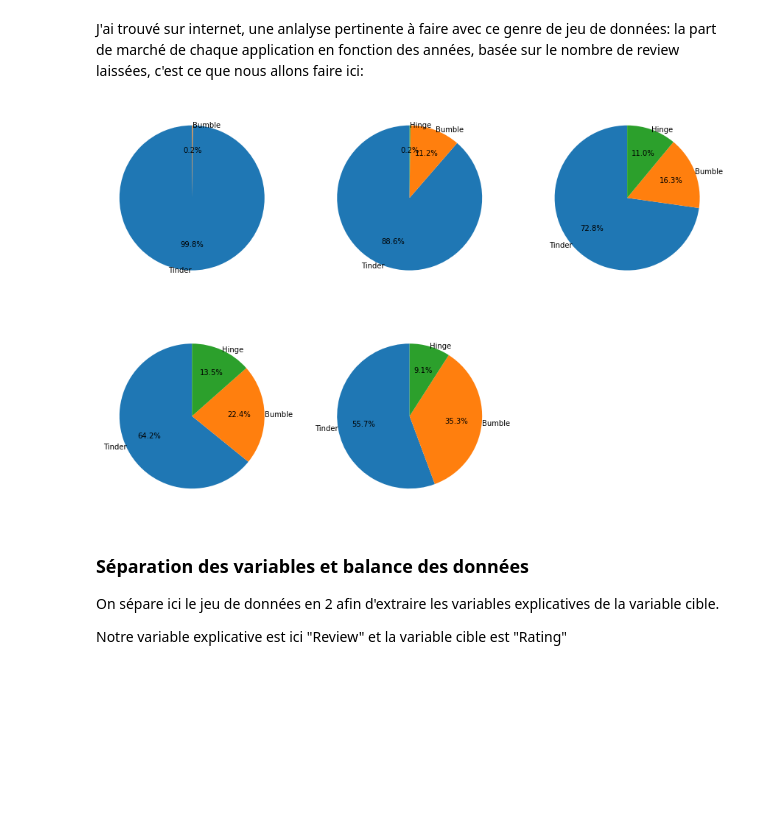
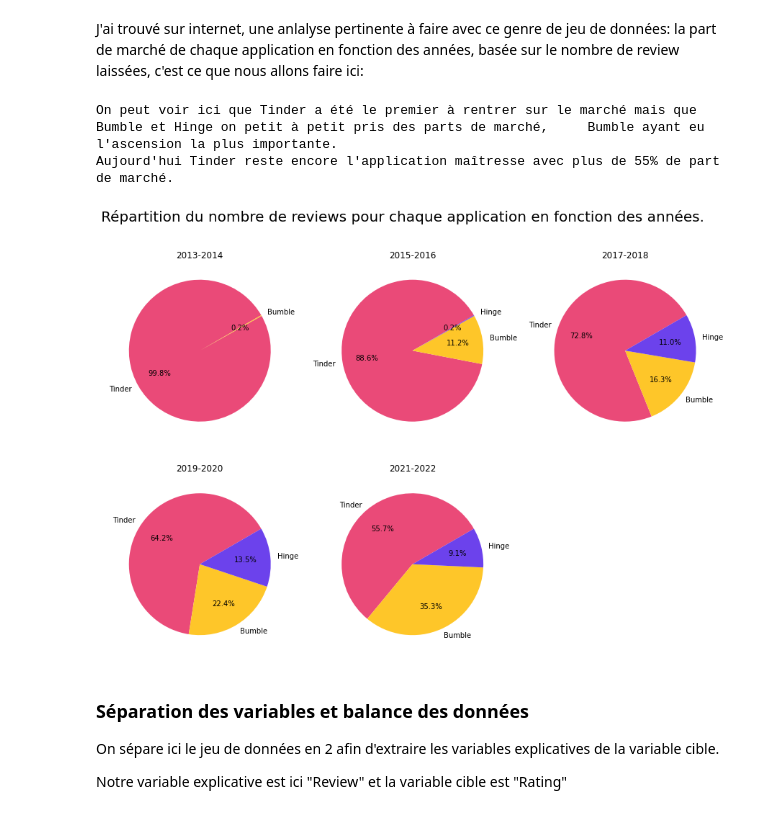
Before and after one commit to SimonCariou/text_analysis_ML, a Jupyter notebook: main.ipynb, the cells around one changed output. Drawn from its saved outputs; the diff is of its cells as text; code cells hidden in the pictures; blank space fills up the shorter version.

```diff
--- a/main.ipynb
+++ b/main.ipynb
@@ -288,13 +288,25 @@ df_by_year = list(df_gb_year)
 subplot_titles = [item[0] for item in df_by_year]
 # %%
 plt.figure(figsize=(15, 10))
+
+#Couleurs basées sur la charte graphique des applications
+colors = ['#ea4a78', '#fec629', '#6c42ec']
+plt.suptitle("Répartition du nombre de reviews pour chaque application en fonction des années.", fontsize=20)
+
 for index, item in enumerate(df_by_year):
     position = int("23" + str(index+1))
-    plt.subplot(position)
+    plt.subplot(position).set_title(item[0])
     slice = item[1]['App'].value_counts().to_frame().reset_index().rename(columns={"index": "App", "App": "#Reviews"})
-    plt.pie(x = slice["#Reviews"], labels=slice["App"], labeldistance = 1, autopct='%1.1f%%', startangle=140, pctdistance=0.65, radius = 1)
+    plt.pie(x = slice["#Reviews"], labels=slice["App"], autopct='%1.1f%%', startangle=30, pctdistance=0.65, radius = 1, colors=colors)
+
+
+print("On peut voir ici que Tinder a été le premier à rentrer sur le marché mais que Bumble et Hinge on petit à petit pris des parts de marché,\
+     Bumble ayant eu l'ascension la plus importante.\n\
+Aujourd'hui Tinder reste encore l'application maîtresse avec plus de 55% de part de marché.")
 # %% [output]
+On peut voir ici que Tinder a été le premier à rentrer sur le marché mais que Bumble et Hinge on petit à petit pris des parts de marché,     Bumble ayant eu l'ascension la plus importante.
+Aujourd'hui Tinder reste encore l'application maîtresse avec plus de 55% de part de marché.
-[figure, old version]
+[figure, new version]
 # %% [markdown]
 ### Séparation des variables et balance des données
 
```
